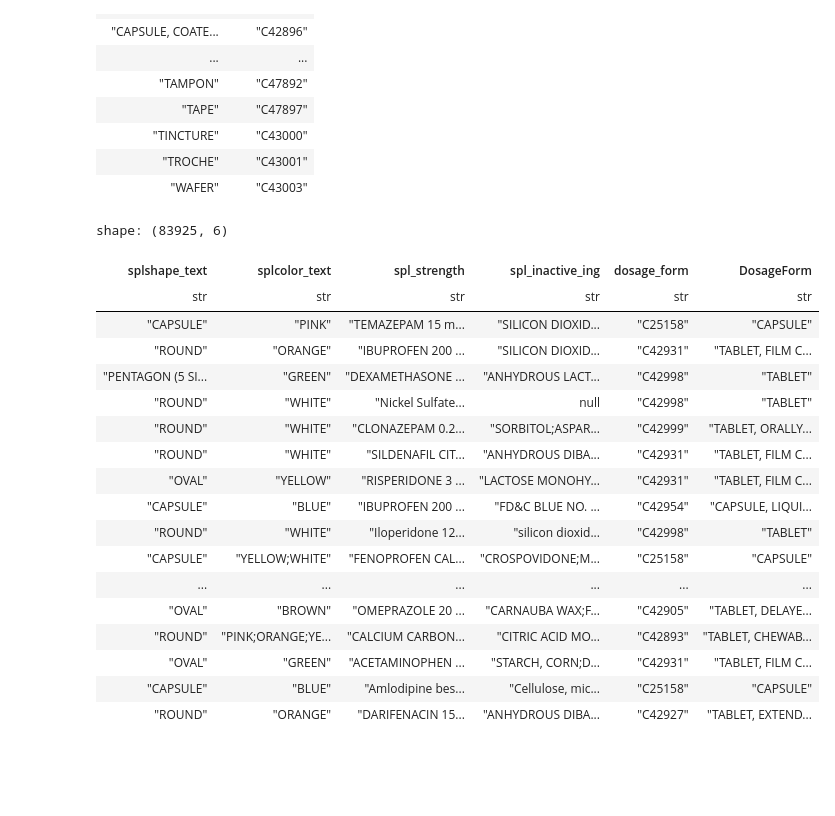
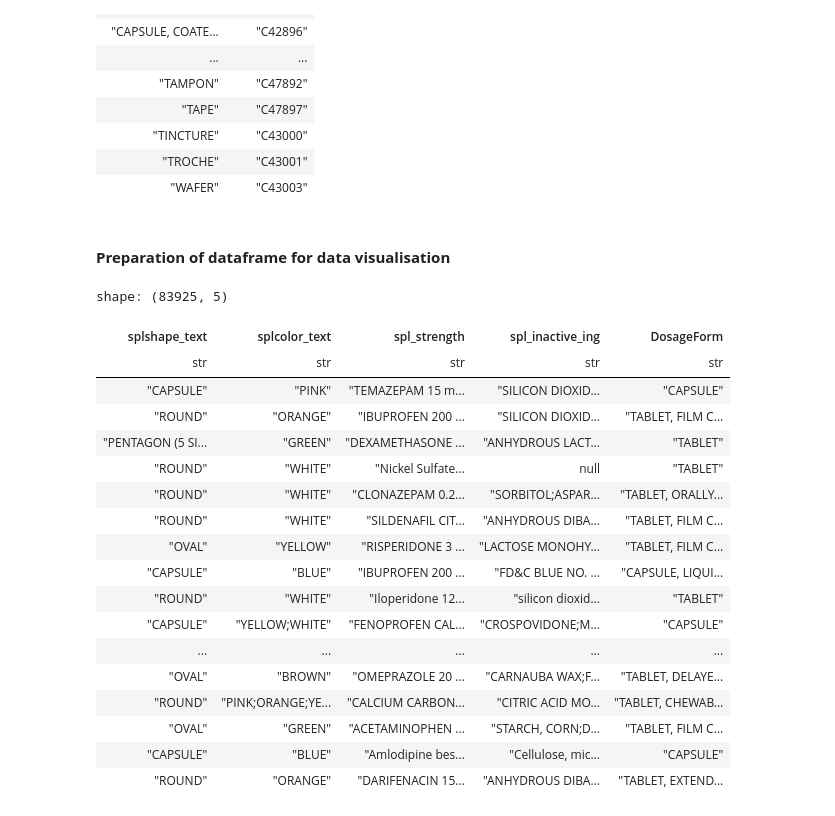
Before and after one commit to jhylin/Data_in_life_blog, a Jupyter notebook: posts/9. Pills/Rust_polars_pills.ipynb, the cells around one changed output. Cells and saved outputs as stored; diff of their text form; code cells hidden in the pictures; blank space fills up the shorter version.

```diff
--- a/posts/9. Pills/Rust_polars_pills.ipynb
+++ b/posts/9. Pills/Rust_polars_pills.ipynb
@@ -316,26 +328,31 @@ shape: (158, 2)
 | "TINCTURE" | "C43000" |
 | "TROCHE" | "C43001" |
 | "WAFER" | "C43003" |
+# %% [markdown]
+#### **Preparation of dataframe for data visualisation**
 # %%
+# Join the two dataframes together
 df_final = df_med.join(new_df, on = "dosage_form")
+# Drop the column dosage_form which had codes of each dosage form
+df_final = df_final.drop("dosage_form")
 df_final
 # %% [output]
-shape: (83925, 6)
+shape: (83925, 5)
-| splshape_text | splcolor_text | spl_strength | spl_inactive_ing | dosage_form | DosageForm |
-| str | str | str | str | str | str |
-| "CAPSULE" | "PINK" | "TEMAZEPAM 15 m... | "SILICON DIOXID... | "C25158" | "CAPSULE" |
-| "ROUND" | "ORANGE" | "IBUPROFEN 200 ... | "SILICON DIOXID... | "C42931" | "TABLET, FILM C... |
-| "PENTAGON (5 SI... | "GREEN" | "DEXAMETHASONE ... | "ANHYDROUS LACT... | "C42998" | "TABLET" |
-| "ROUND" | "WHITE" | "Nickel Sulfate... | null | "C42998" | "TABLET" |
-| "ROUND" | "WHITE" | "CLONAZEPAM 0.2... | "SORBITOL;ASPAR... | "C42999" | "TABLET, ORALLY... |
-| "ROUND" | "WHITE" | "SILDENAFIL CIT... | "ANHYDROUS DIBA... | "C42931" | "TABLET, FILM C... |
-| "OVAL" | "YELLOW" | "RISPERIDONE 3 ... | "LACTOSE MONOHY... | "C42931" | "TABLET, FILM C... |
-| "CAPSULE" | "BLUE" | "IBUPROFEN 200 ... | "FD&C BLUE NO. ... | "C42954" | "CAPSULE, LIQUI... |
-| "ROUND" | "WHITE" | "Iloperidone 12... | "silicon dioxid... | "C42998" | "TABLET" |
-| "CAPSULE" | "YELLOW;WHITE" | "FENOPROFEN CAL... | "CROSPOVIDONE;M... | "C25158" | "CAPSULE" |
-| ... | ... | ... | ... | ... | ... |
-| "OVAL" | "BROWN" | "OMEPRAZOLE 20 ... | "CARNAUBA WAX;F... | "C42905" | "TABLET, DELAYE... |
-| "ROUND" | "PINK;ORANGE;YE... | "CALCIUM CARBON... | "CITRIC ACID MO... | "C42893" | "TABLET, CHEWAB... |
-| "OVAL" | "GREEN" | "ACETAMINOPHEN ... | "STARCH, CORN;D... | "C42931" | "TABLET, FILM C... |
-| "CAPSULE" | "BLUE" | "Amlodipine bes... | "Cellulose, mic... | "C25158" | "CAPSULE" |
-| "ROUND" | "ORANGE" | "DARIFENACIN 15... | "ANHYDROUS DIBA... | "C42927" | "TABLET, EXTEND... |
+| splshape_text | splcolor_text | spl_strength | spl_inactive_ing | DosageForm |
+| str | str | str | str | str |
+| "CAPSULE" | "PINK" | "TEMAZEPAM 15 m... | "SILICON DIOXID... | "CAPSULE" |
+| "ROUND" | "ORANGE" | "IBUPROFEN 200 ... | "SILICON DIOXID... | "TABLET, FILM C... |
+| "PENTAGON (5 SI... | "GREEN" | "DEXAMETHASONE ... | "ANHYDROUS LACT... | "TABLET" |
+| "ROUND" | "WHITE" | "Nickel Sulfate... | null | "TABLET" |
+| "ROUND" | "WHITE" | "CLONAZEPAM 0.2... | "SORBITOL;ASPAR... | "TABLET, ORALLY... |
+| "ROUND" | "WHITE" | "SILDENAFIL CIT... | "ANHYDROUS DIBA... | "TABLET, FILM C... |
+| "OVAL" | "YELLOW" | "RISPERIDONE 3 ... | "LACTOSE MONOHY... | "TABLET, FILM C... |
+| "CAPSULE" | "BLUE" | "IBUPROFEN 200 ... | "FD&C BLUE NO. ... | "CAPSULE, LIQUI... |
+| "ROUND" | "WHITE" | "Iloperidone 12... | "silicon dioxid... | "TABLET" |
+| "CAPSULE" | "YELLOW;WHITE" | "FENOPROFEN CAL... | "CROSPOVIDONE;M... | "CAPSULE" |
+| ... | ... | ... | ... | ... |
+| "OVAL" | "BROWN" | "OMEPRAZOLE 20 ... | "CARNAUBA WAX;F... | "TABLET, DELAYE... |
+| "ROUND" | "PINK;ORANGE;YE... | "CALCIUM CARBON... | "CITRIC ACID MO... | "TABLET, CHEWAB... |
+| "OVAL" | "GREEN" | "ACETAMINOPHEN ... | "STARCH, CORN;D... | "TABLET, FILM C... |
+| "CAPSULE" | "BLUE" | "Amlodipine bes... | "Cellulose, mic... | "CAPSULE" |
+| "ROUND" | "ORANGE" | "DARIFENACIN 15... | "ANHYDROUS DIBA... | "TABLET, EXTEND... |
```
Also changed, not shown: parts of 7 cells of this notebook, 1 other file.
